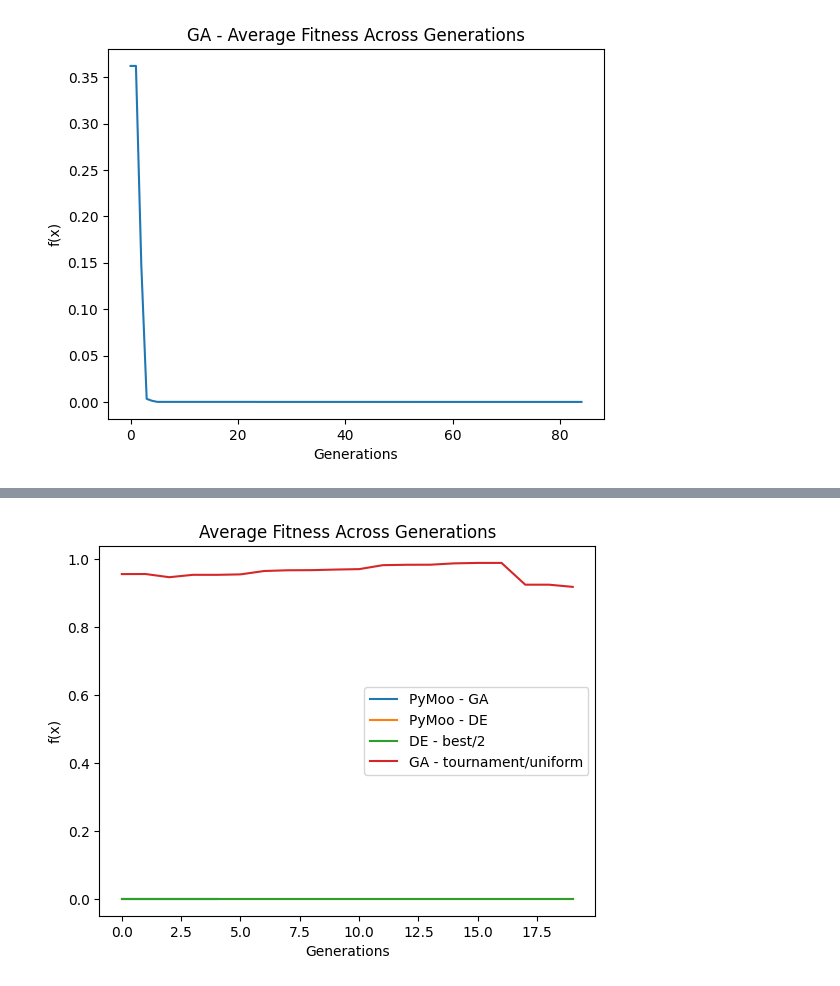
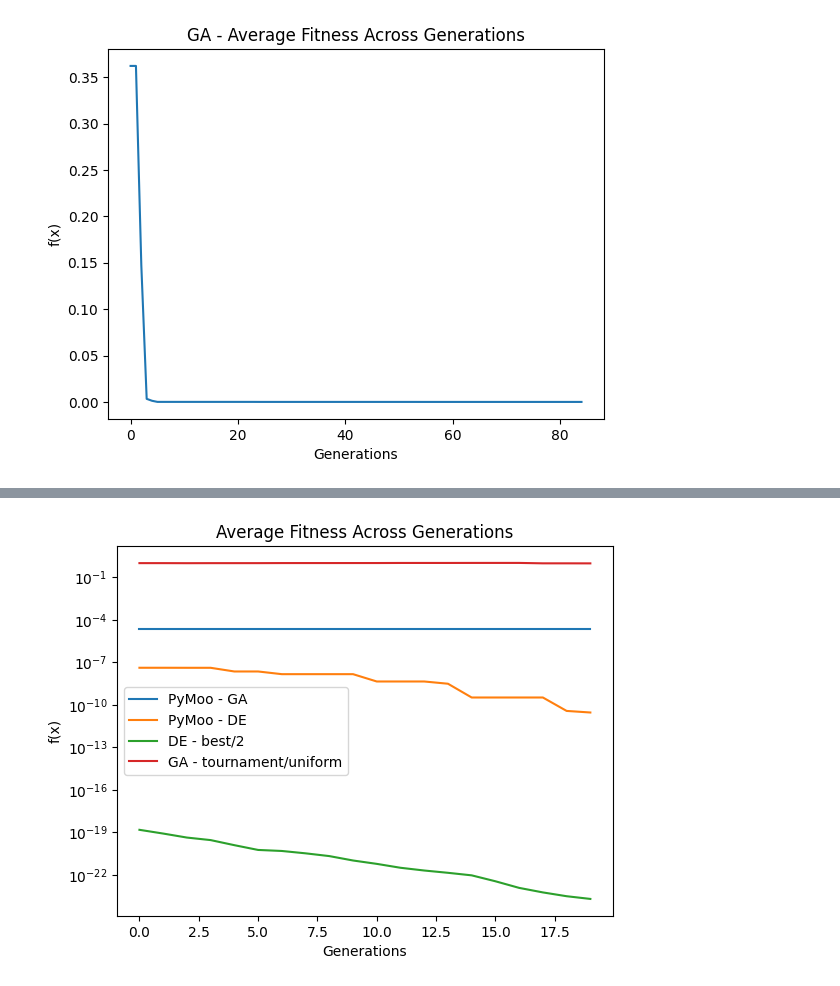
Before and after one commit to fparadas/evolution, a Jupyter notebook: experiments.ipynb, the cells around one changed output, grey strips where cells are left out. Saved outputs shown, nothing was run; the diff lists cells and outputs as text; code cells hidden in the pictures.

Commit message:
added experiments

```diff
--- a/experiments.ipynb
+++ b/experiments.ipynb
@@ -181,6 +174,15 @@ plt.show()
 [figure]
 # %%
 #@title Run Pymoo DE
+
+pymoo_de = DE(
+    pop_size=100,
+    sampling=LHS(),
+    variant="DE/rand/1/bin",
+    CR=0.8,
+    dither="vector",
+    jitter=False
+)
 
 pymoo_de_experiments = []
 for i in range(30):
@@ -216,14 +218,14 @@ plt.show()
 # %%
-plt.plot(np.mean(pymoo_ga_experiments["fitness"], axis=0)[80:100], label="PyMoo - GA")
-plt.plot(np.mean(pymoo_de_experiments["fitness"], axis=0)[80:100], label="PyMoo - DE")
-plt.plot(np.mean(de_experiments["best"][2]["fitness"], axis=0)[80:100], label="DE - best/2")
-plt.plot(np.mean(ga_experiments[("tournament", "uniform")]["fitness"], axis=0)[80:100], label="GA - tournament/uniform")
+plt.plot(np.mean(pymoo_ga_experiments["fitness"], axis=0)[-20:], label="PyMoo - GA")
+plt.plot(np.mean(pymoo_de_experiments["fitness"], axis=0)[-20:], label="PyMoo - DE")
+plt.plot(np.mean(de_experiments["best"][2]["fitness"], axis=0)[-20:], label="DE - best/2")
+plt.plot(np.mean(ga_experiments[("tournament", "uniform")]["fitness"], axis=0)[-20:], label="GA - tournament/uniform")
 
 plt.title("Average Fitness Across Generations")
 plt.xlabel("Generations")
 plt.ylabel("f(x)")
-# plt.yscale('log')
+plt.yscale('log')
 plt.legend()
 plt.show()
 # %% [output]
-[figure, old version]
+[figure, new version]
```
Also changed, not shown: parts of 23 cells of this notebook, 1 other file.
